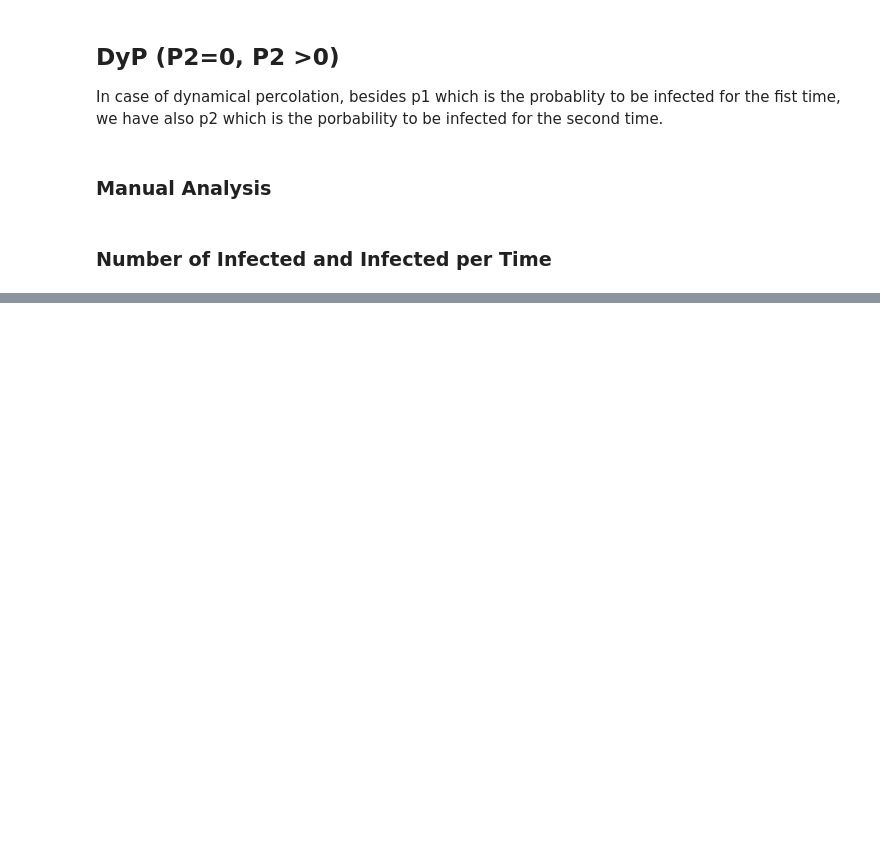
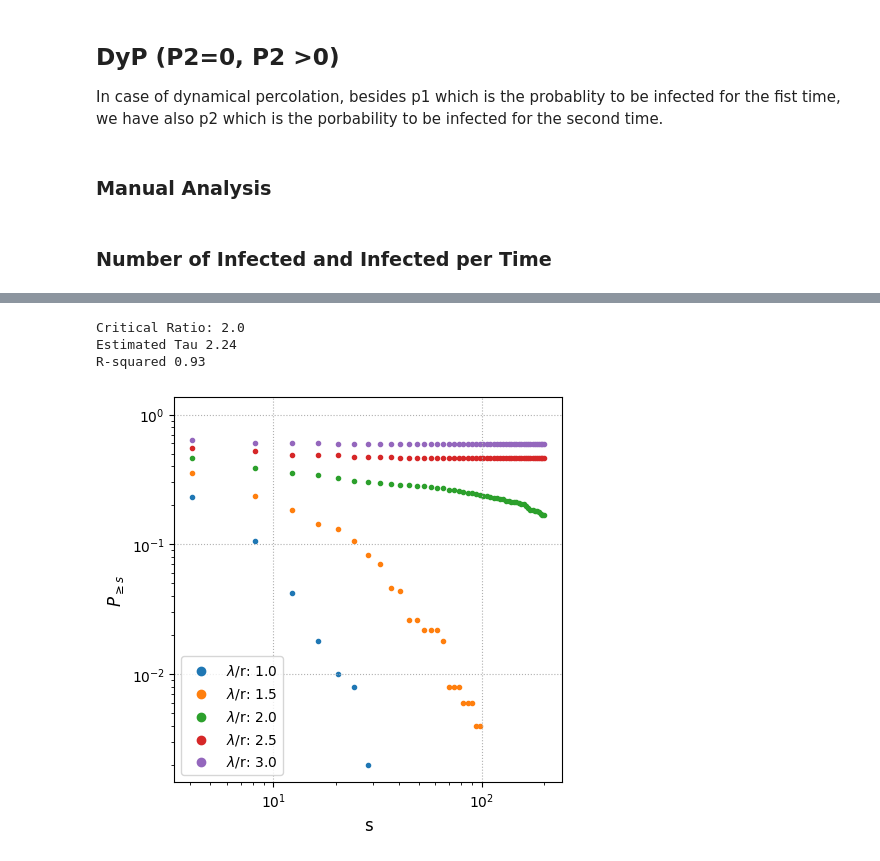
Before and after one commit to Bahadoram/DP-and-DyP-SIR-model, a Jupyter notebook: main.ipynb, the cells around one changed output, grey strips where cells are left out. Saved outputs shown, nothing was run; the diff lists cells and outputs as text; code cells hidden in the pictures; blank space fills up the shorter version.

```diff
--- a/main.ipynb
+++ b/main.ipynb
@@ -465,0 +187,6 @@ for i in range(len(big_num_inf)):
+# %%
+ratio_list = np.linspace(1,3,5)
+N   = 20
+p_2 = 0.7
+avg = 500
+mode = 'save'
@@ -465,0 +200,44 @@ for i in range(len(big_num_inf)):
+# %%
+fig = plt.figure(figsize = (5,5))
+label_list = ['$\lambda$/r: '+str(round(i,2)) for i in ratio_list]
+
+score_list = []
+tau_list   = []
+
+for i in range(len(big_cluster_list)):
+    size_dist = np.array(big_cluster_list[i])
+    label = label_list[i]
+    s = np.linspace(0, 200, 50)
+    prob = np.zeros(len(s))
+
+    for j in range(len(s)):
+        size = s[j]
+        prob[j] = len(size_dist[size_dist >= size])/len(size_dist)
+
+    prob = prob[prob != 0]
+    s = s[:len(prob)]
+
+    est_tau, score, model = ce.fit(s, prob)
+    score_list.append(score)
+    tau_list.append(est_tau)
+
+    plt.scatter(s, prob, marker='.', label = label)
+    plt.xscale("log")
+    plt.yscale("log")
+    plt.xlabel("s", size = 12)
+    plt.ylabel(r"$P_{\geq s}$", size = 12)
+    plt.legend(markerscale = 2, fontsize =10)
+    plt.grid(ls='dotted')
+
+index_best = np.where(score_list == np.max(score_list))[0][0]
+critical_ratio = ratio_list[index_best]
+estimated_tau  = tau_list[index_best][0]
+print('Critical Ratio:', round(critical_ratio,2))
+print('Estimated Tau', round(2 - estimated_tau,2) )
+print('R-squared',     round(np.max(score_list),2))
+fig.savefig("plots/two_dim/Tau_p{}_L{}_avg{}.png".format(p_2, N, avg),bbox_inches ='tight')
+# %% [output]
+Critical Ratio: 2.0
+Estimated Tau 2.24
+R-squared 0.93
+[figure, added]
```
Also changed, not shown: parts of 47 cells of this notebook, 3 other files.
